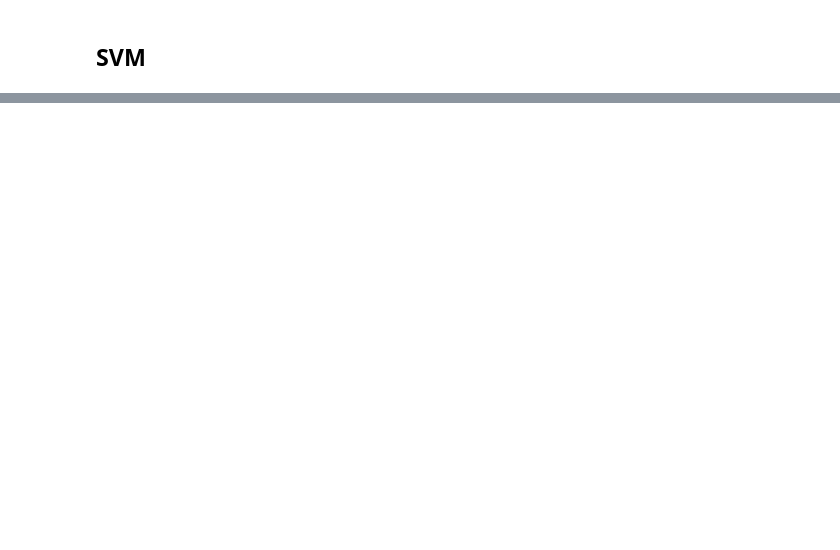
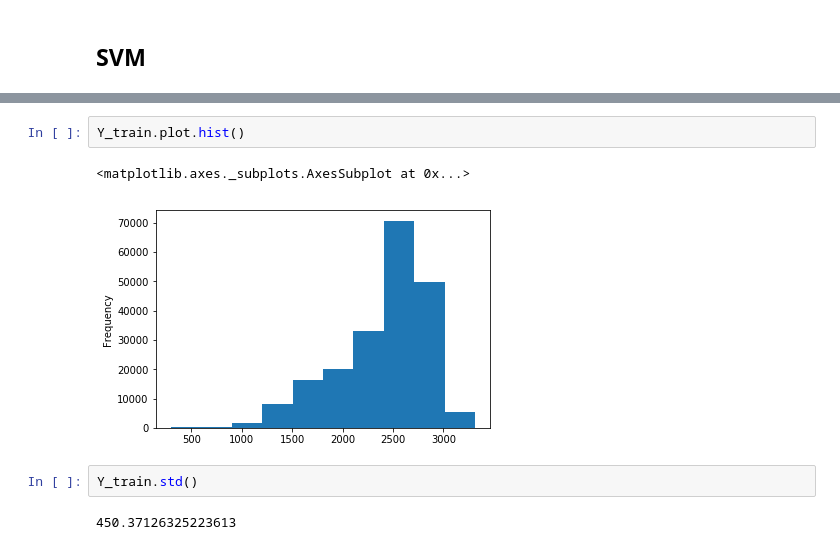
Before and after one commit to Robpennekamp/AppliedMachineLearning, a Jupyter notebook: Model Training by Sonja.ipynb, the cells around one changed output, grey strips where cells are left out. Drawn from its saved outputs; the diff is of its cells as text; blank space fills up the shorter version.

```diff
--- a/Model Training by Sonja.ipynb
+++ b/Model Training by Sonja.ipynb
@@ -372,0 +565,9 @@ KeyError: 'squared_error'
+# %%
+Y_train.plot.hist()
+# %% [output]
+<matplotlib.axes._subplots.AxesSubplot at 0x...>
+[figure, added]
+# %%
+Y_train.std()
+# %% [output]
+450.37126325223613
```
Also changed, not shown: parts of 38 cells of this notebook.
